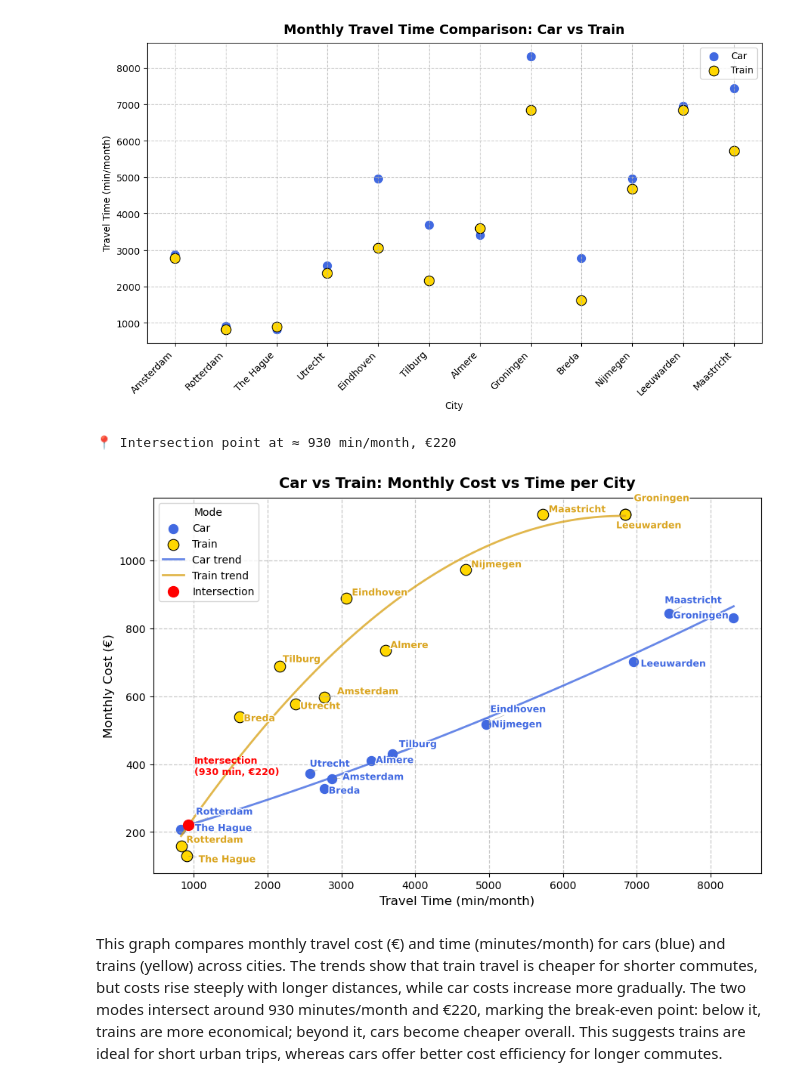
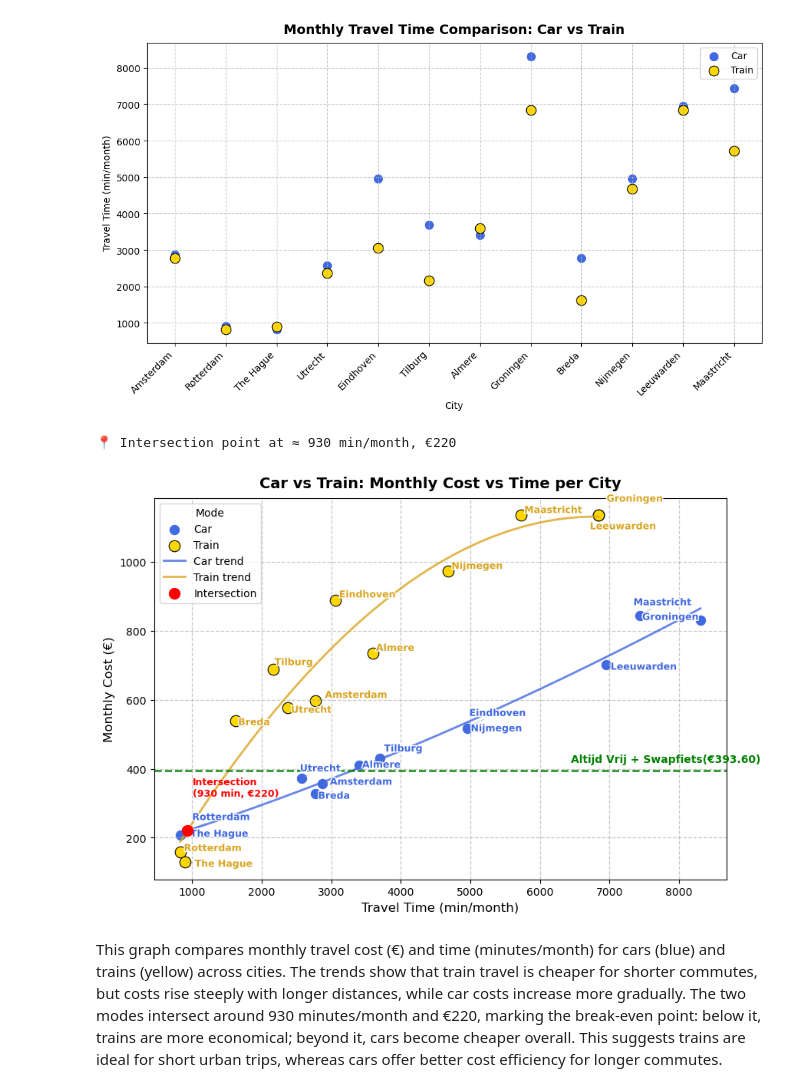
Before and after one commit to gkosmidis4/TiL-6022-Group-Project, a Jupyter notebook: code/Comparing car train calculations and graphs.ipynb, the cells around one changed output. Saved outputs shown, nothing was run; the diff lists cells and outputs as text; code cells hidden in the pictures.

```diff
--- a/code/Comparing car train calculations and graphs.ipynb
+++ b/code/Comparing car train calculations and graphs.ipynb
@@ -4,8 +4,8 @@ import matplotlib.pyplot as plt
 import seaborn as sns
 
 # --- Load data ---
-car = pd.read_csv("data/CarCostTime_tidy.csv")  # City,CarCost_EUR_per_month,CarTime_min_per_month
-train = pd.read_csv("data/train_monthly_summary.csv")  # city,time_per_month_min,cost_per_month_eur
+car = pd.read_csv("../data/CarCostTime_tidy.csv")  # City,CarCost_EUR_per_month,CarTime_min_per_month
+train = pd.read_csv("../data/train_monthly_summary.csv")  # city,time_per_month_min,cost_per_month_eur
 
 # --- Standardize column names ---
 car.columns = ["City_car", "CarCost_EUR_per_month", "CarTime_min_per_month"]
@@ -80,6 +80,7 @@ plt.show()
 import matplotlib.pyplot as plt
 from adjustText import adjust_text
 import matplotlib.patheffects as pe
+import numpy as np
 
 fig, ax = plt.subplots(figsize=(9, 6))
 
@@ -116,7 +117,7 @@ if x_intersects:
     x_int = np.real(x_intersects[0])
     y_int = p_car(x_int)
     ax.scatter(x_int, y_int, color="red", s=100, zorder=5, label="Intersection")
-    ax.text(x_int + 80, y_int + 150,
+    ax.text(x_int + 80, y_int + 100,
             f"Intersection\n({x_int:.0f} min, €{y_int:.0f})",
             fontsize=9, color="red", weight="bold")
     print(f"📍 Intersection point at ≈ {x_int:.0f} min/month, €{y_int:.0f}")
@@ -150,33 +151,45 @@ for _, r in df.iterrows():
     elif lower.startswith("leeuwarden"):
         tx -= 120   # move left
         ty -= 40    # move down
         fixed_train = True
     else:
         fixed_train = False
 
     train_text = ax.text(
         tx, ty, city,
         fontsize=9, color="goldenrod", weight="bold",
         path_effects=[pe.withStroke(linewidth=2, foreground="white")]
     )
 
     # Only let adjust_text move labels that are NOT manually fixed
     if not fixed_train:
         texts.append(train_text)
 
 # --- Automatically adjust text to avoid overlap ---
 adjust_text(texts, arrowprops=dict(arrowstyle="-", color="gray", lw=0.3), ax=ax)
 
 # --- Styling ---
 ax.set_title("Car vs Train: Monthly Cost vs Time per City", fontsize=14, weight="bold", pad=10)
 ax.set_xlabel("Travel Time (min/month)", fontsize=12)
 ax.set_ylabel("Monthly Cost (€)", fontsize=12)
 ax.grid(True, linestyle="--", linewidth=0.9, alpha=0.7)
 ax.legend(title="Mode", fontsize=10)
+# Add a horizontal reference line at €393.60 (Altijd Vrij)
+ax.axhline(
+    y=393.60, color='green', linestyle='--', linewidth=1.8, alpha=0.9, label="Altijd Vrij"
+)
+
+# Add label text near the left side of the line
+ax.text(
+    ax.get_xlim()[0] + 6000, 393.60 + 25,  # position label slightly above line
+    "Altijd Vrij + Swapfiets(€393.60)",
+    color='green', fontsize=10, fontweight='bold'
+)
+
 fig.tight_layout()
 plt.show()
 # %% [output]
 📍 Intersection point at ≈ 930 min/month, €220
-[figure, old version]
+[figure, new version]
 # %% [markdown]
 This graph compares monthly travel cost (€) and time (minutes/month) for cars (blue) and trains (yellow) across cities. The trends show that train travel is cheaper for shorter commutes, but costs rise steeply with longer distances, while car costs increase more gradually. The two modes intersect around 930 minutes/month and €220, marking the break-even point: below it, trains are more economical; beyond it, cars become cheaper overall. This suggests trains are ideal for short urban trips, whereas cars offer better cost efficiency for longer commutes.
```
